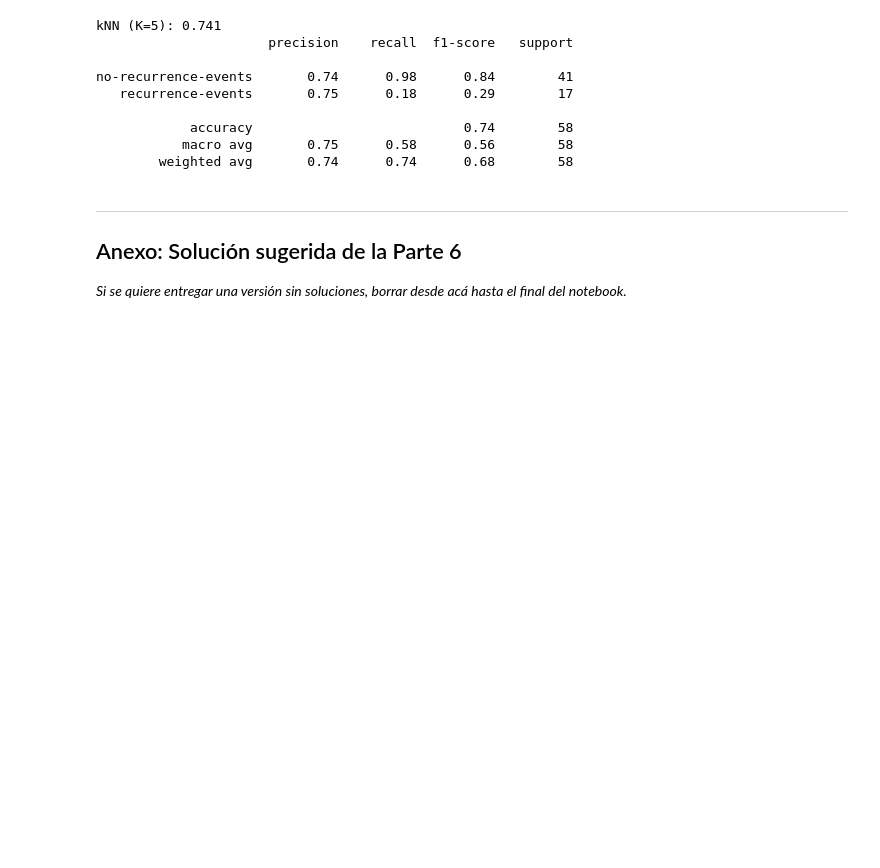
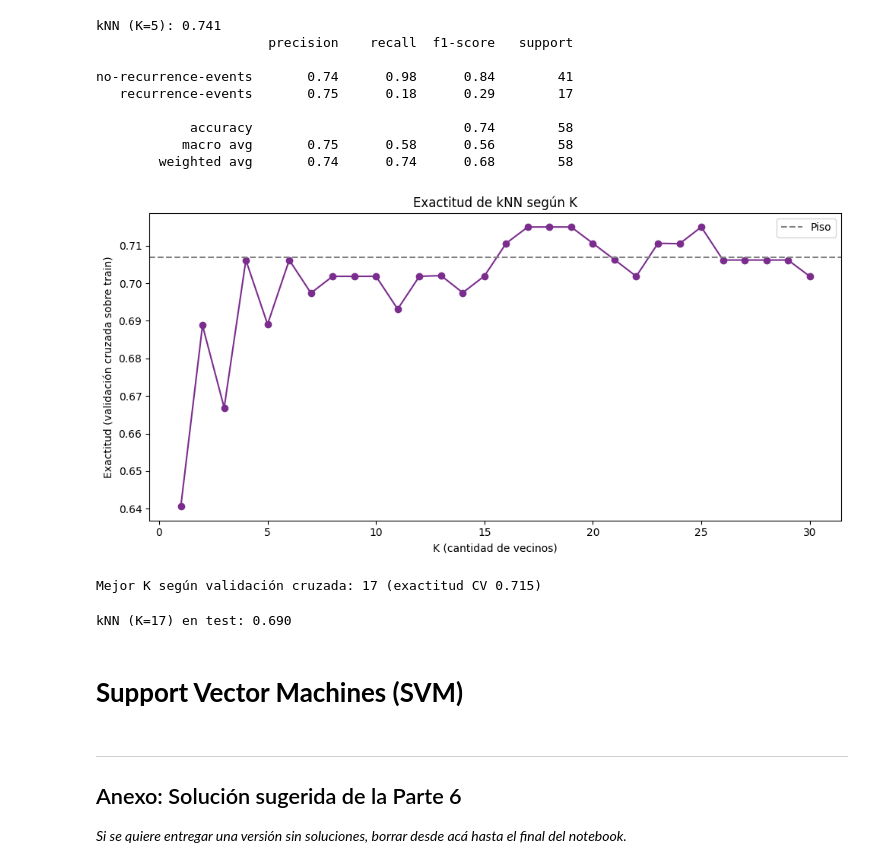
Before and after one commit to EmiiFernandez/actividades_data_sciente_ypf, a Jupyter notebook: C13_Notebook-17.ipynb, the cells around one changed output. Cells and saved outputs as stored; diff of their text form; code cells hidden in the pictures; blank space fills up the shorter version.

```diff
--- a/C13_Notebook-17.ipynb
+++ b/C13_Notebook-17.ipynb
@@ -357,7 +357,7 @@ df_cancer.columns = df_cancer.columns.str.strip()
 df_cancer = df_cancer.replace('?', np.nan)
 # %%
 cols_numericas = df_cancer.select_dtypes(include=[np.number]).columns
-df_cancer[cols_numericas] = df_cancer[cols_numericas].fillna(df_cancer[cols_numericas].median())
+df_cancer[cols_numericas] = df_cancer[cols_numericas].fillna(df_cancer[cols_numericas].mode())
 # %%
 from sklearn.preprocessing import LabelEncoder, StandardScaler
 from sklearn.model_selection import train_test_split
@@ -439,11 +439,28 @@ for k in k_values_c:
     cv_acc_by_k_c.append(score)
 # %%
 fig, ax = plt.subplots(figsize=(10, 5))
-ax.plot(k_values, cv_acc_by_k_c, 'o-', color='#7B2D8E')
+ax.plot(k_values_c, cv_acc_by_k_c, 'o-', color='#7B2D8E')
 ax.axhline(y=acc_dummy, color='gray', linestyle='--', label='Piso')
 ax.set_xlabel('K (cantidad de vecinos)')
 ax.set_ylabel('Exactitud (validación cruzada sobre train)')
 ax.set_title('Exactitud de kNN según K')
 ax.legend()
 plt.tight_layout()
 plt.show()
+# %% [output]
+[figure, added]
+# %%
+best_k_c = k_values[np.argmax(cv_acc_by_k_c)]
+print(f"Mejor K según validación cruzada: {best_k_c} (exactitud CV {max(cv_acc_by_k_c):.3f})")
+# %% [output]
+Mejor K según validación cruzada: 17 (exactitud CV 0.715)
+# %%
+# Recién acá, una sola vez, evaluamos en test con el K elegido
+knn_best_c = KNeighborsClassifier(n_neighbors=best_k_c)
+knn_best_c.fit(X_train_scaled_c, y_train_c)
+acc_knn_best_c = accuracy_score(y_test_c, knn_best_c.predict(X_test_scaled))
+print(f"kNN (K={best_k_c}) en test: {acc_knn_best_c:.3f}")
+# %% [output]
+kNN (K=17) en test: 0.690
+# %% [markdown]
+# **Support Vector Machines (SVM)**
```
Also changed, not shown: parts of 3 cells of this notebook.
